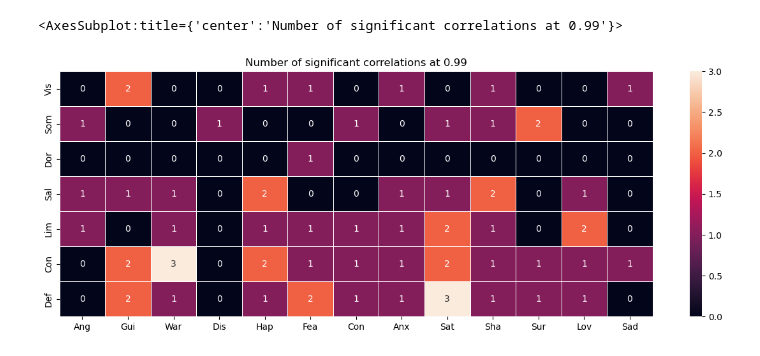
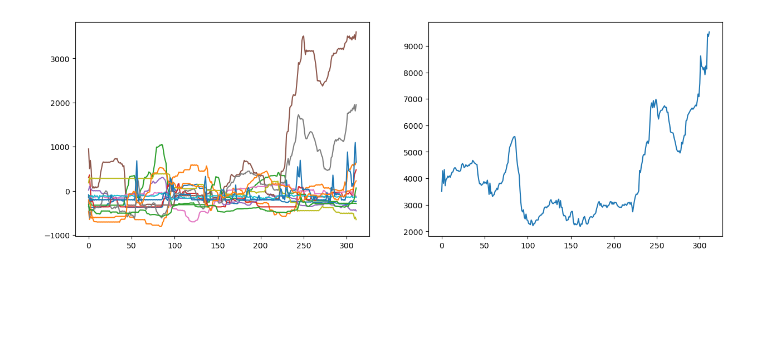
Before and after one commit to MIPLabCH/emoguide_gradients, a Jupyter notebook: 16_fmri_emotion_prediction.ipynb, the cells around one changed output. Saved outputs shown, nothing was run; the diff lists cells and outputs as text; code cells hidden in the pictures; blank space fills up the shorter version.

```diff
--- a/16_fmri_emotion_prediction.ipynb
+++ b/16_fmri_emotion_prediction.ipynb
@@ -180,9 +29,27 @@ sns.heatmap(np.asarray(list(countmovies.values())).sum(axis=0)[2], linewidth=0.5
-# %%
-plt.figure(figsize=(15,5))
-plt.title("Number of significant correlations at 0.99")
-x_axis_labels = [f[:3] for f in select] # labels for x-axis
-y_axis_labels = [f[:3] for f in networks] # labels for x-axis
-sns.heatmap(np.asarray(list(countmovies.values())).sum(axis=0)[2], linewidth=0.5,  annot=True, xticklabels=x_axis_labels, yticklabels=y_axis_labels)
-# %% [output]
-<AxesSubplot:title={'center':'Number of significant correlations at 0.99'}>
-[figure, removed]
+# %%
+# extract from emoBIDS intensity values ?
+emo_df = pd.read_csv('./data/emotion_compileBIDS.csv')
+# %%
+eg    = 'W_Chatter13.csv'
+eg_df = emo_df[emo_df.filename == eg]
+
+
+select = ['Anger','Guilt','WarmHeartedness', \
+             'Disgust','Happiness','Fear','Regard','Anxiety', \
+             'Satisfaction','Pride','Surprise','Love','Sad']
+
+emo_array = []
+for emo in eg_df.item.unique():
+    if emo in select:
+        emo_array.append(np.array(eg_df[eg_df.item == emo].score))
+
+emo_array = np.asarray(emo_array)
+# %%
+# selected gradients moments?
+# predict moments of gradients
+fig, ax = plt.subplots(1,2,figsize=(15,5))
+ax[0].plot(emo_array.T)
+ax[1].plot(np.abs(emo_array).sum(axis=0))
+plt.show()
+# %% [output]
+[figure, added]
```
Also changed, not shown: parts of 11 cells of this notebook, 2 other files.
